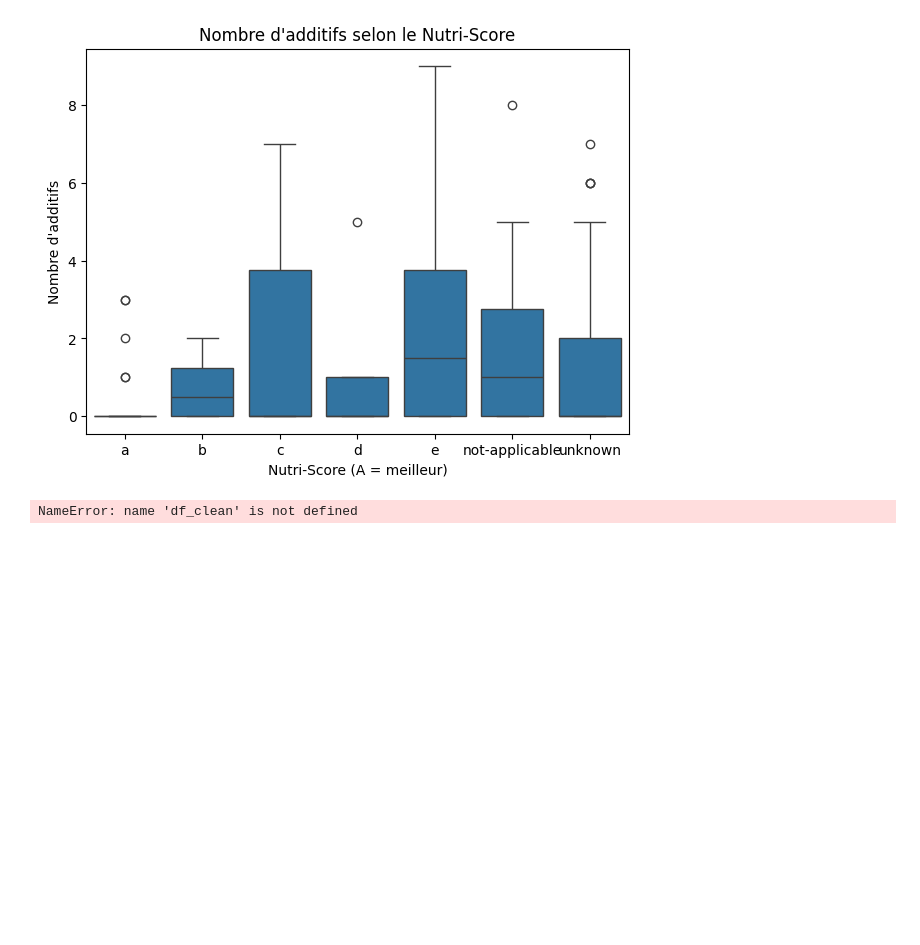
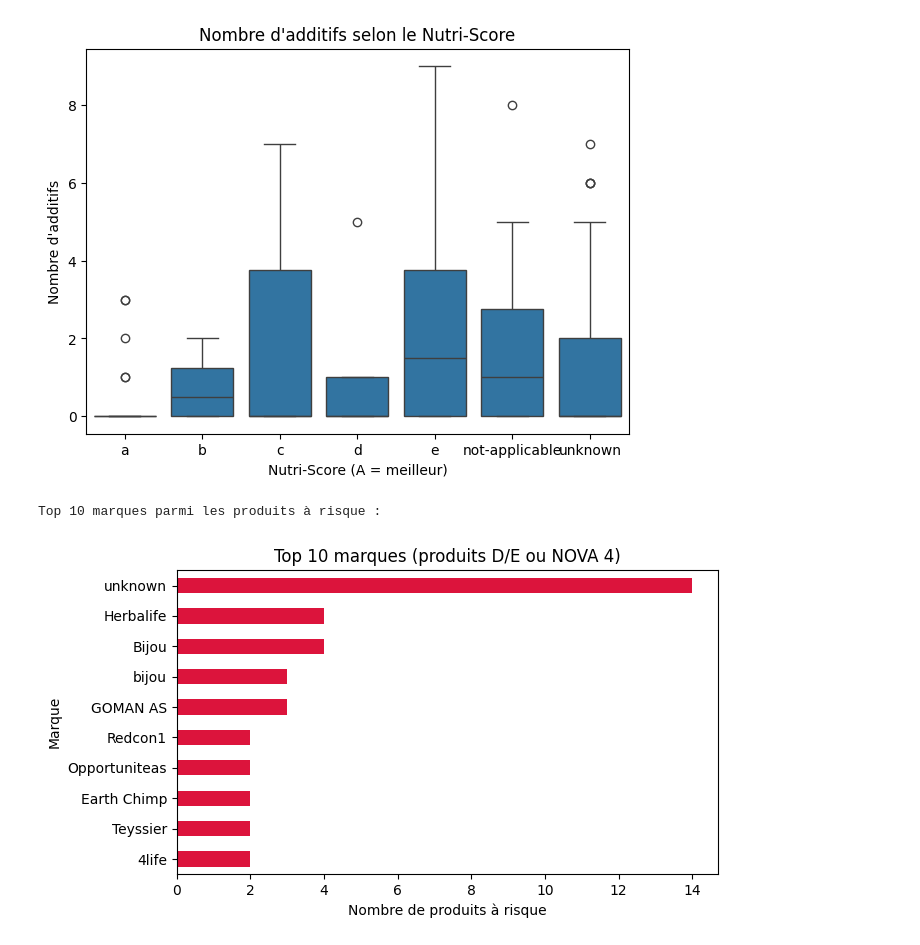
Before and after one commit to davidgeorges/SoGood, a Jupyter notebook: sogood-ia/noterbook.ipynb, the cells around one changed output. Saved outputs shown, nothing was run; the diff lists cells and outputs as text; code cells hidden in the pictures; blank space fills up the shorter version.

```diff
--- a/sogood-ia/noterbook.ipynb
+++ b/sogood-ia/noterbook.ipynb
@@ -201,31 +203,31 @@ plt.show()
 # %%
 #Top 10 Marques à risque (Nutri-Score D/E ou NOVA 4)
 
 # Filtrer les produits à risque (Nutri-Score D/E ou NOVA 4)
 produits_risque = df_clean[
     (df_clean['nutriscore_grade'].isin(['d', 'e'])) | (df_clean['nova_group'] == 4)
 ]
 
 # Marques à risque
 top_marques = (
     produits_risque['brands']
     .str.split(',', expand=True)
     .stack()
     .str.strip()
     .value_counts()
     .head(10)
 )
 
 print("Top 10 marques parmi les produits à risque :")
-display(top_marques.to_frame('Nombre de produits'))
 
 # Graphique
 plt.figure(figsize=(7,4))
 top_marques[::-1].plot(kind='barh', color='crimson')
 plt.title("Top 10 marques (produits D/E ou NOVA 4)")
 plt.xlabel("Nombre de produits à risque")
 plt.ylabel("Marque")
 plt.tight_layout()
 plt.show()
 # %% [output]
-NameError: name 'df_clean' is not defined
+Top 10 marques parmi les produits à risque :
+[figure, added]
```
Also changed, not shown: parts of 2 cells of this notebook, 6 other files.
